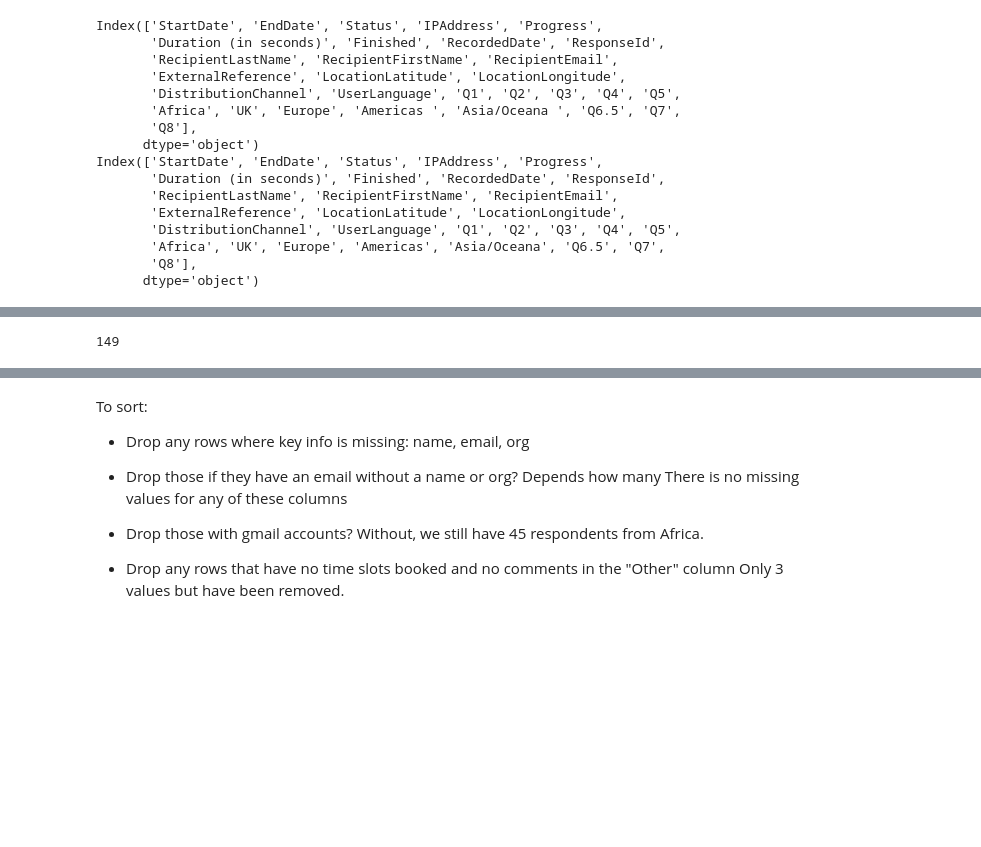
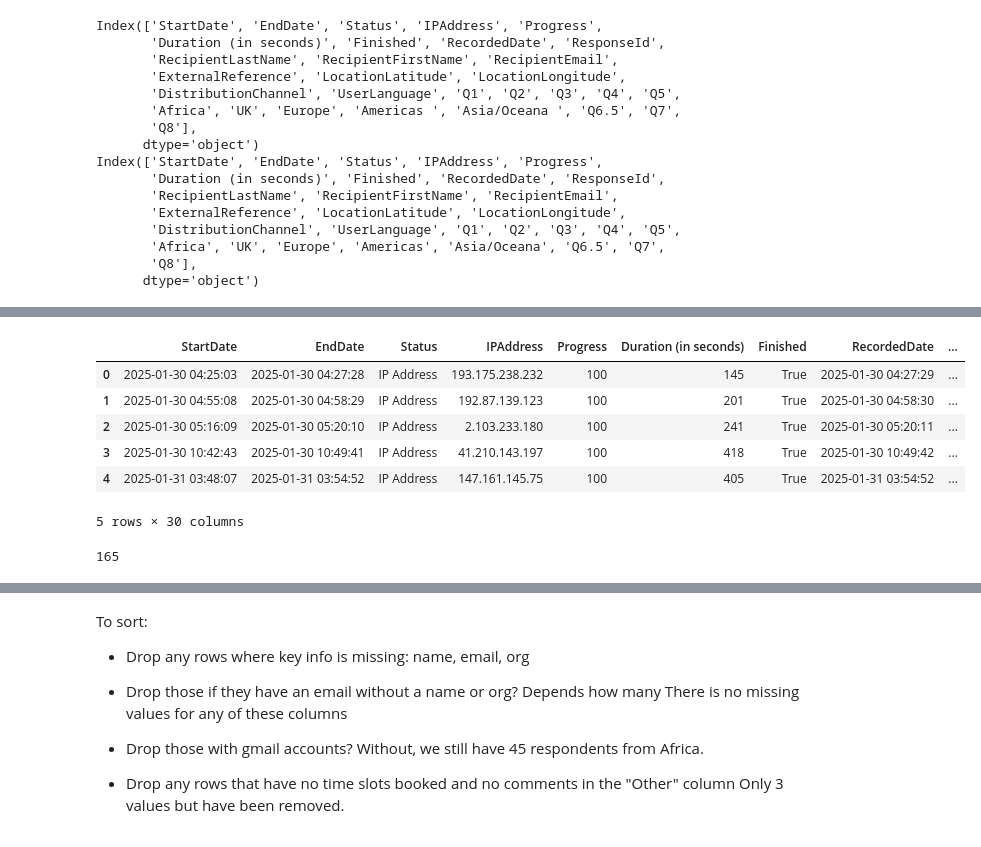
Before and after one commit to LouCapener/Focus_groups, a Jupyter notebook: code/pre-processing.ipynb, the cells around one changed output, grey strips where cells are left out. Saved outputs shown, nothing was run; the diff lists cells and outputs as text; code cells hidden in the pictures; blank space fills up the shorter version.

```diff
--- a/code/pre-processing.ipynb
+++ b/code/pre-processing.ipynb
@@ -30,5 +30,5 @@ print(os.listdir("../raw_data")  )
 # %%
-focus_group_respondents = pd.read_csv('../raw_data/focus_groups_0702.csv')  # import the file selected in the previous step
+focus_group_respondents = pd.read_csv('../raw_data/focus_groups_1202.csv')  # import the file selected in the previous step
 print(len(focus_group_respondents))                                         # check the length of the file
 # focus_group_respondents.head(4)
 # %% [output]
@@ -66,13 +66,23 @@ focus_group_respondents.head()
 5 rows × 30 columns
 # %%
-focus_group_respondents = focus_group_respondents[focus_group_respondents['Finished'] == 'TRUE'].reset_index(drop = True)
+focus_group_respondents = focus_group_respondents[focus_group_respondents['Finished'] == 'True'].reset_index(drop = True)
+# %%
+focus_group_respondents.head()
+# %% [output]
+|  | StartDate | EndDate | Status | IPAddress | Progress | Duration (in seconds) | Finished | RecordedDate | ... |
+| 0 | 2025-01-30 04:25:03 | 2025-01-30 04:27:28 | IP Address | 193.175.238.232 | 100 | 145 | True | 2025-01-30 04:27:29 | ... |
+| 1 | 2025-01-30 04:55:08 | 2025-01-30 04:58:29 | IP Address | 192.87.139.123 | 100 | 201 | True | 2025-01-30 04:58:30 | ... |
+| 2 | 2025-01-30 05:16:09 | 2025-01-30 05:20:10 | IP Address | 2.103.233.180 | 100 | 241 | True | 2025-01-30 05:20:11 | ... |
+| 3 | 2025-01-30 10:42:43 | 2025-01-30 10:49:41 | IP Address | 41.210.143.197 | 100 | 418 | True | 2025-01-30 10:49:42 | ... |
+| 4 | 2025-01-31 03:48:07 | 2025-01-31 03:54:52 | IP Address | 147.161.145.75 | 100 | 405 | True | 2025-01-31 03:54:52 | ... |
+5 rows × 30 columns
 # %%
 responses = focus_group_respondents.loc[:, ['Finished', 'ResponseId',
                                             'Q1', 'Q2', 'Q3', 'Q4', 'Q5', 'Africa', 'UK', 'Europe', 'Americas', 'Asia/Oceana', 'Q6.5', 'Q7','Q8']]
 
 print(len(responses))
 # %% [output]
-149
+165
 # %%
 responses.head()
 # %% [output]
```
Also changed, not shown: parts of 10 cells of this notebook, 2 other files.
